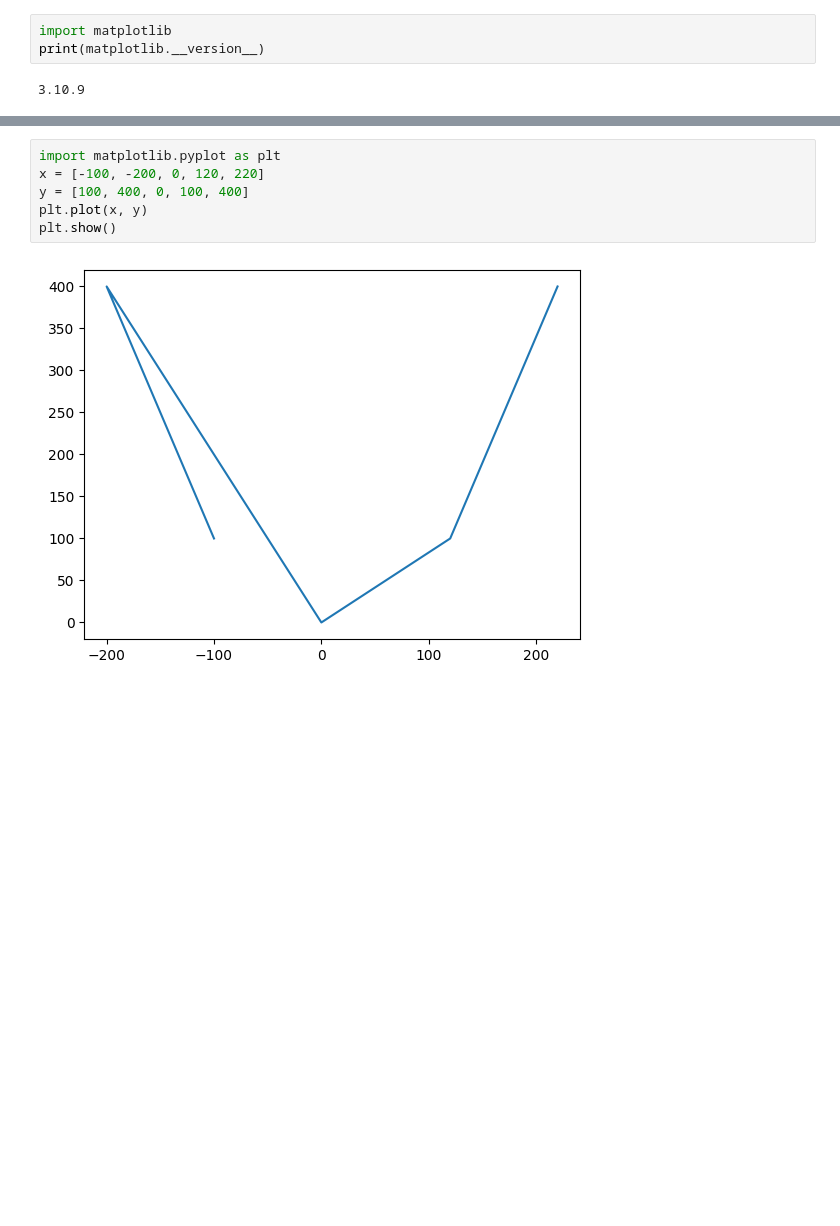
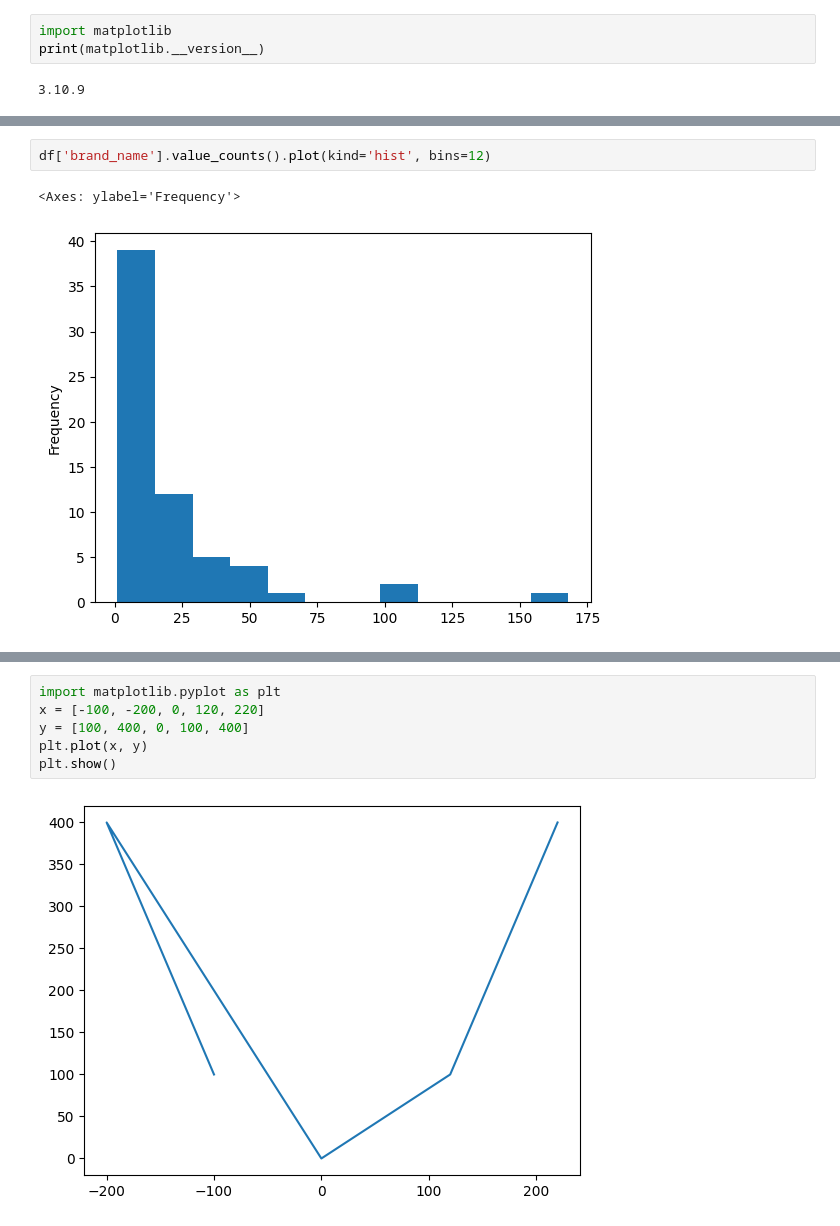
Before and after one commit to balkrishna-16/Datascience-in-Python, a Jupyter notebook: day15.ipynb, the cells around one changed output, grey strips where cells are left out. Drawn from its saved outputs; the diff is of its cells as text; blank space fills up the shorter version.

```diff
--- a/day15.ipynb
+++ b/day15.ipynb
@@ -23,0 +89,5 @@ print(matplotlib.__version__)
+# %%
+df['brand_name'].value_counts().plot(kind='hist', bins=12)
+# %% [output]
+<Axes: ylabel='Frequency'>
+[figure, added]
```
Also changed, not shown: parts of 10 cells of this notebook, 3 other files.
